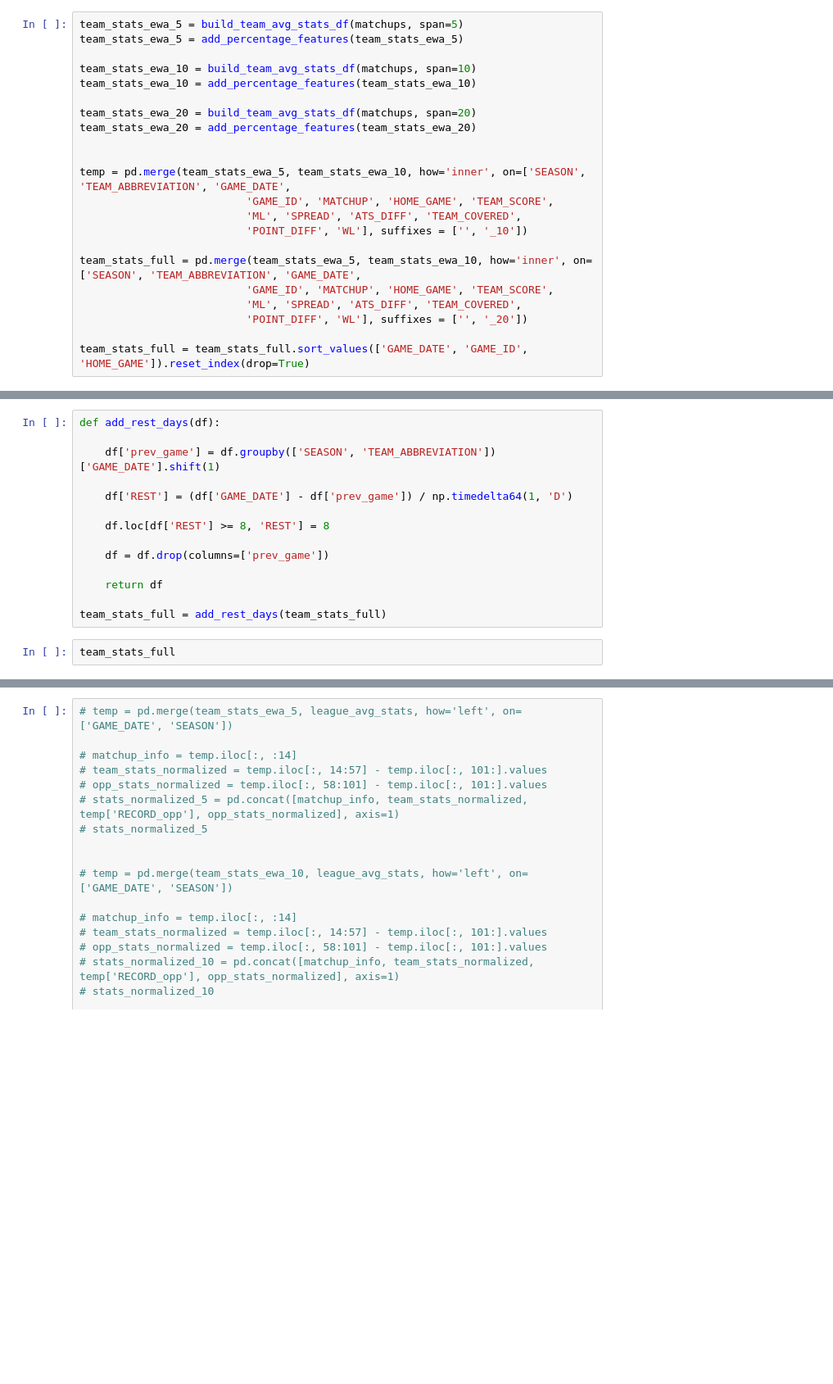
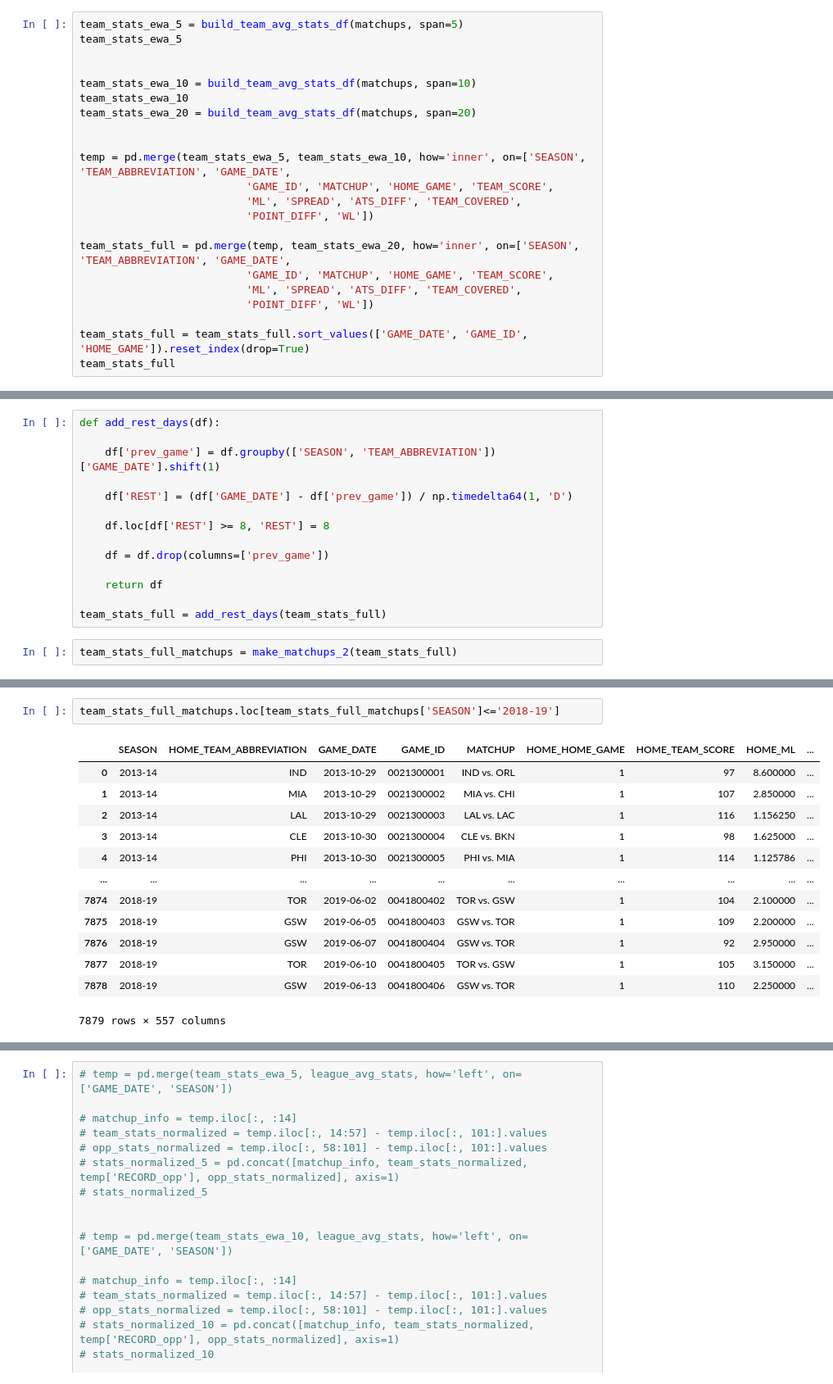
Before and after one commit to jnish23/NBA_Model_V2, a Jupyter notebook: notebooks/predicting_points_scored with_tracking_v2b.ipynb, the cells around one changed output, grey strips where cells are left out. Shown at 82% size. Drawn from its saved outputs; the diff is of its cells as text; blank space fills up the shorter version.

```diff
--- a/notebooks/predicting_points_scored with_tracking_v2b.ipynb
+++ b/notebooks/predicting_points_scored with_tracking_v2b.ipynb
@@ -761,23 +825,23 @@ team_stats_ewa_5
 23006 rows × 118 columns
 # %%
 team_stats_ewa_5 = build_team_avg_stats_df(matchups, span=5)
-team_stats_ewa_5 = add_percentage_features(team_stats_ewa_5)
+team_stats_ewa_5
+
 
 team_stats_ewa_10 = build_team_avg_stats_df(matchups, span=10)
-team_stats_ewa_10 = add_percentage_features(team_stats_ewa_10)
-
+team_stats_ewa_10
 team_stats_ewa_20 = build_team_avg_stats_df(matchups, span=20)
-team_stats_ewa_20 = add_percentage_features(team_stats_ewa_20)
 
 
 temp = pd.merge(team_stats_ewa_5, team_stats_ewa_10, how='inner', on=['SEASON', 'TEAM_ABBREVIATION', 'GAME_DATE',
                           'GAME_ID', 'MATCHUP', 'HOME_GAME', 'TEAM_SCORE',
                           'ML', 'SPREAD', 'ATS_DIFF', 'TEAM_COVERED',
-                          'POINT_DIFF', 'WL'], suffixes = ['', '_10'])
+                          'POINT_DIFF', 'WL'])
 
-team_stats_full = pd.merge(team_stats_ewa_5, team_stats_ewa_10, how='inner', on=['SEASON', 'TEAM_ABBREVIATION', 'GAME_DATE',
+team_stats_full = pd.merge(temp, team_stats_ewa_20, how='inner', on=['SEASON', 'TEAM_ABBREVIATION', 'GAME_DATE',
                           'GAME_ID', 'MATCHUP', 'HOME_GAME', 'TEAM_SCORE',
                           'ML', 'SPREAD', 'ATS_DIFF', 'TEAM_COVERED',
-                          'POINT_DIFF', 'WL'], suffixes = ['', '_20'])
+                          'POINT_DIFF', 'WL'])
 
 team_stats_full = team_stats_full.sort_values(['GAME_DATE', 'GAME_ID', 'HOME_GAME']).reset_index(drop=True)
+team_stats_full
@@ -796,4 +874,4 @@ def add_rest_days(df):
 
 team_stats_full = add_rest_days(team_stats_full)
 # %%
-team_stats_full
+team_stats_full_matchups = make_matchups_2(team_stats_full)
@@ -822 +887,17 @@ Index(['SEASON', 'TEAM_ABBREVIATION', 'GAME_DATE', 'GAME_ID', 'MATCHUP',
+# %%
+team_stats_full_matchups.loc[team_stats_full_matchups['SEASON']<='2018-19']
+# %% [output]
+|  | SEASON | HOME_TEAM_ABBREVIATION | GAME_DATE | GAME_ID | MATCHUP | HOME_HOME_GAME | HOME_TEAM_SCORE | HOME_ML | ... |
+| 0 | 2013-14 | IND | 2013-10-29 | 0021300001 | IND vs. ORL | 1 | 97 | 8.600000 | ... |
+| 1 | 2013-14 | MIA | 2013-10-29 | 0021300002 | MIA vs. CHI | 1 | 107 | 2.850000 | ... |
+| 2 | 2013-14 | LAL | 2013-10-29 | 0021300003 | LAL vs. LAC | 1 | 116 | 1.156250 | ... |
+| 3 | 2013-14 | CLE | 2013-10-30 | 0021300004 | CLE vs. BKN | 1 | 98 | 1.625000 | ... |
+| 4 | 2013-14 | PHI | 2013-10-30 | 0021300005 | PHI vs. MIA | 1 | 114 | 1.125786 | ... |
+| ... | ... | ... | ... | ... | ... | ... | ... | ... | ... |
+| 7874 | 2018-19 | TOR | 2019-06-02 | 0041800402 | TOR vs. GSW | 1 | 104 | 2.100000 | ... |
+| 7875 | 2018-19 | GSW | 2019-06-05 | 0041800403 | GSW vs. TOR | 1 | 109 | 2.200000 | ... |
+| 7876 | 2018-19 | GSW | 2019-06-07 | 0041800404 | GSW vs. TOR | 1 | 92 | 2.950000 | ... |
+| 7877 | 2018-19 | TOR | 2019-06-10 | 0041800405 | TOR vs. GSW | 1 | 105 | 3.150000 | ... |
+| 7878 | 2018-19 | GSW | 2019-06-13 | 0041800406 | GSW vs. TOR | 1 | 110 | 2.250000 | ... |
+7879 rows × 557 columns
 # %%
```
Also changed, not shown: parts of 20 cells of this notebook, 1 other file.
